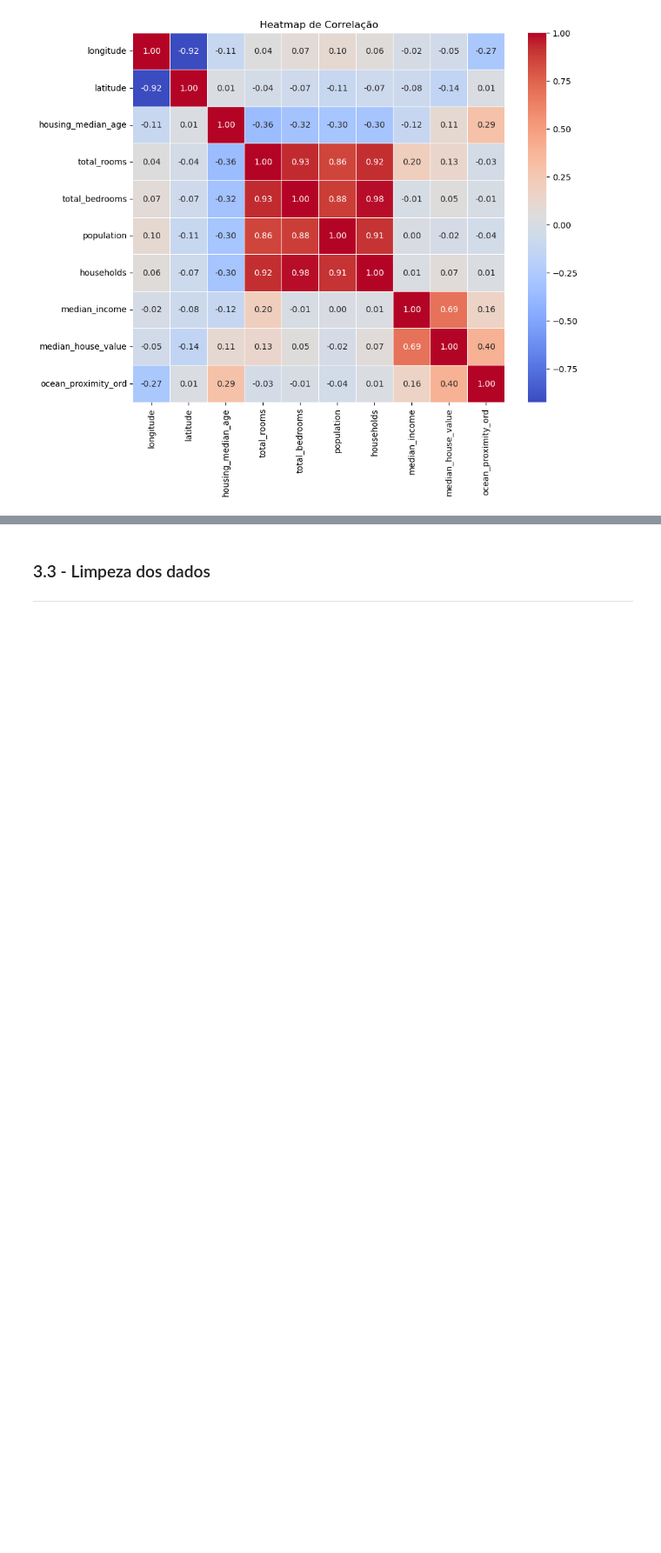
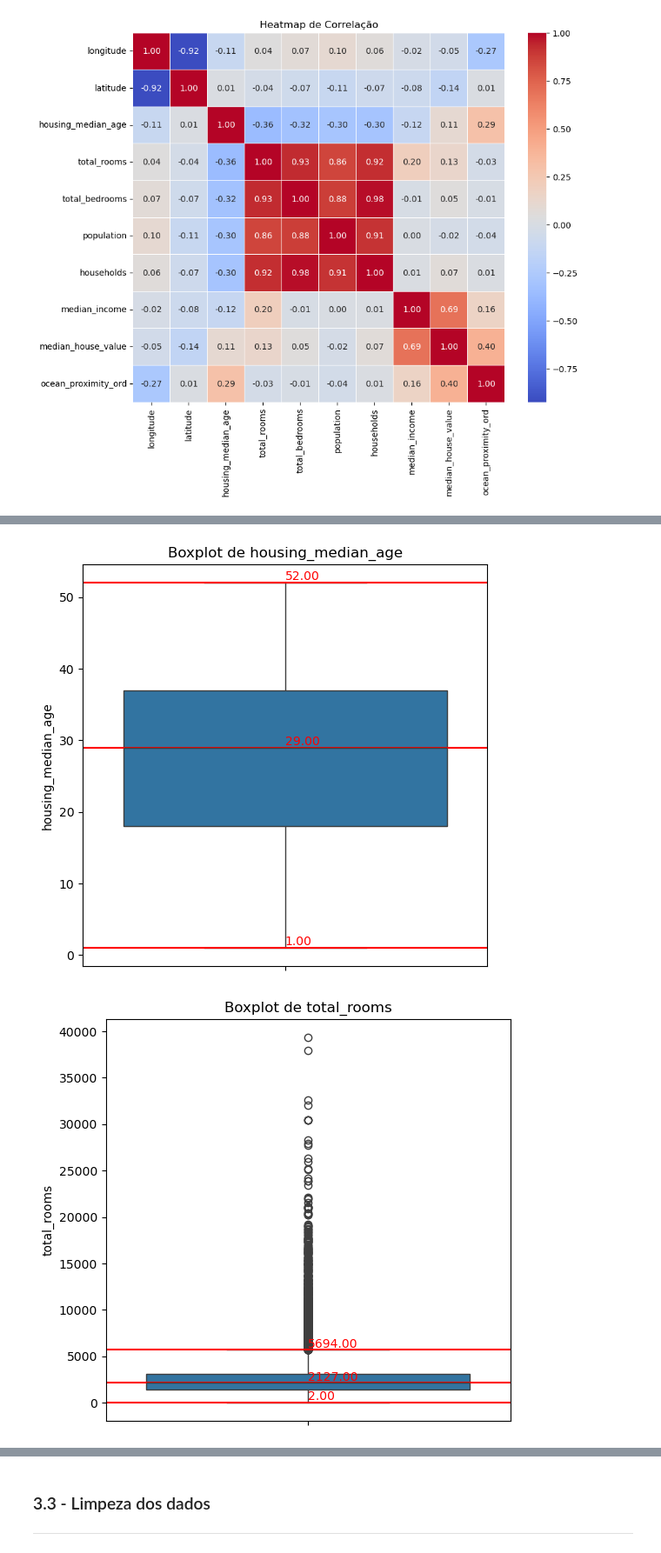
Before and after one commit to lharanhamg/TAIL_notebook_2025, a Jupyter notebook: Cópia_de_Fase2_Luis_Aranha_2025.ipynb, the cells around one changed output, grey strips where cells are left out. Shown at 87% size. Saved outputs shown, nothing was run; the diff lists cells and outputs as text; code cells hidden in the pictures; blank space fills up the shorter version.

```diff
--- a/Cópia_de_Fase2_Luis_Aranha_2025.ipynb
+++ b/Cópia_de_Fase2_Luis_Aranha_2025.ipynb
@@ -1074,0 +1044,29 @@ for col in num_cols:
+# %%
+df_num2 = df_num.drop(columns=['ocean_proximity', 'longitude', 'latitude'])
+
+num_cols = df_num2.select_dtypes(include=['float64','int64']).columns
+
+# Usei GPT para me auxiliar com a sintaxe do boxplot
+# e desenhar as linhas com os dados dos pontos de limite
+
+for col in num_cols:
+
+    plt.figure(figsize=(6,6))
+    ax = sns.boxplot(y=df_num2[col])
+
+    plt.title(f'Boxplot de {col}')
+    plt.ylabel(col)
+
+    lines = ax.lines
+    lower_whisker = lines[2].get_ydata()[0]
+    upper_whisker = lines[3].get_ydata()[0]
+    median        = lines[4].get_ydata()[0]
+
+    for val, cor in [(lower_whisker,'red'), (upper_whisker,'red'), (median,'red')]:
+        ax.axhline(val, color=cor, linestyle='-')
+        ax.text(0, val, f'{val:.2f}', color=cor, ha='left', va='bottom')
+
+    plt.show()
+# %% [output]
+[figure, added]
+[figure, added]
```
Also changed, not shown: parts of 12 cells of this notebook.
